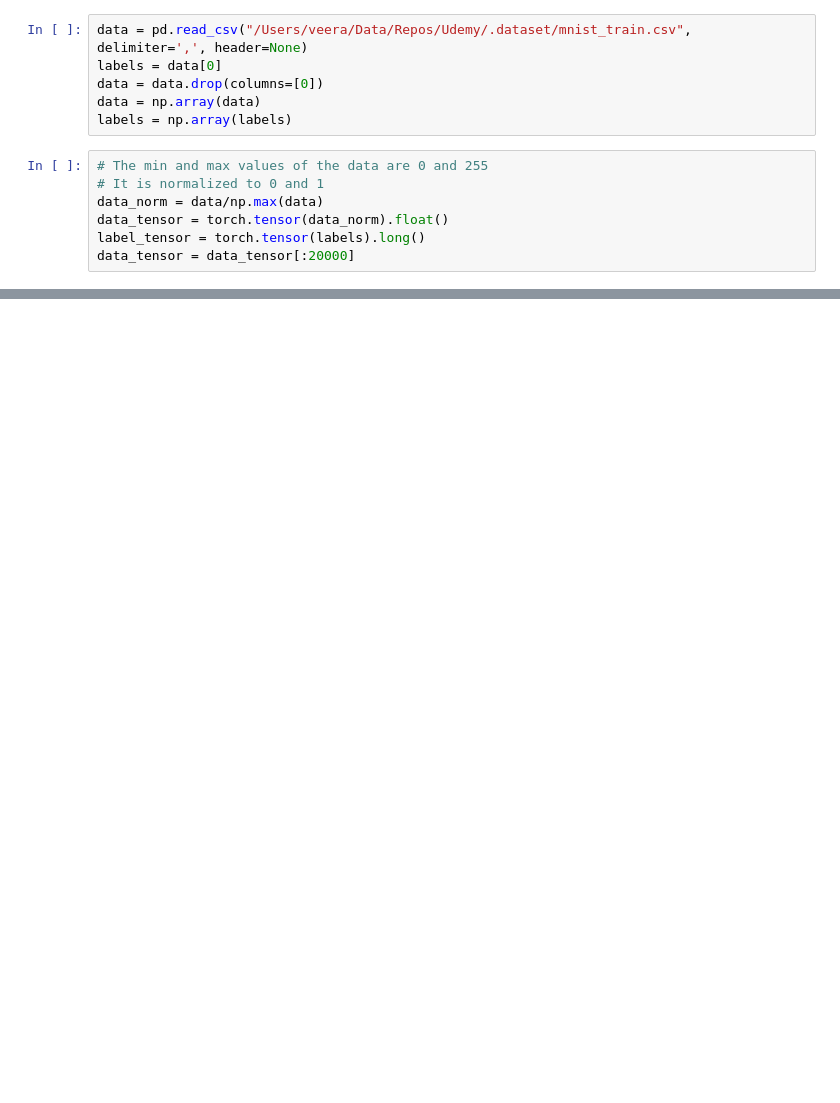
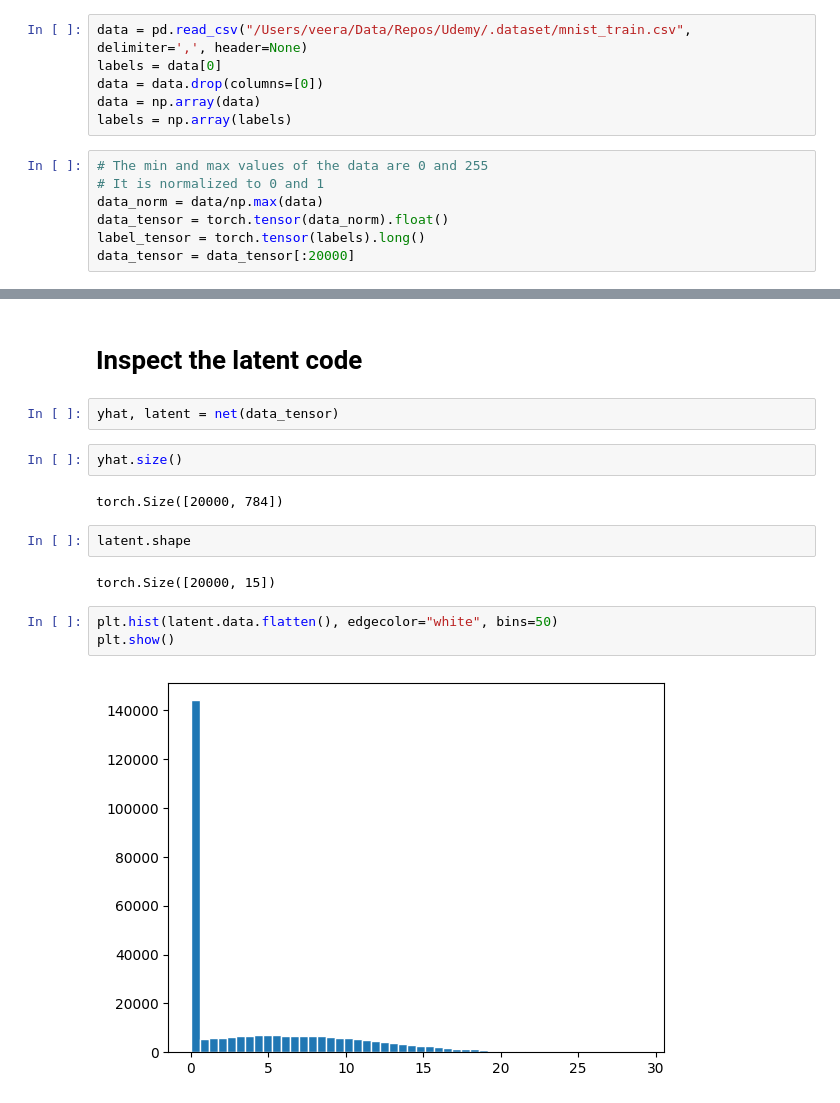
Before and after one commit to veera1994/Udemy, a Jupyter notebook: deep_learning_pytorch/autoencoders/latent_space_exploration.ipynb, the cells around one changed output, grey strips where cells are left out. Drawn from its saved outputs; the diff is of its cells as text; blank space fills up the shorter version.

```diff
--- a/deep_learning_pytorch/autoencoders/latent_space_exploration.ipynb
+++ b/deep_learning_pytorch/autoencoders/latent_space_exploration.ipynb
@@ -114,0 +109,17 @@ plt.show()
+# %% [markdown]
+# Inspect the latent code
+# %%
+yhat, latent = net(data_tensor)
+# %%
+yhat.size()
+# %% [output]
+torch.Size([20000, 784])
+# %%
+latent.shape
+# %% [output]
+torch.Size([20000, 15])
+# %%
+plt.hist(latent.data.flatten(), edgecolor="white", bins=50)
+plt.show()
+# %% [output]
+[figure, added]
```
Also changed, not shown: parts of 17 cells of this notebook, 1 other file.
